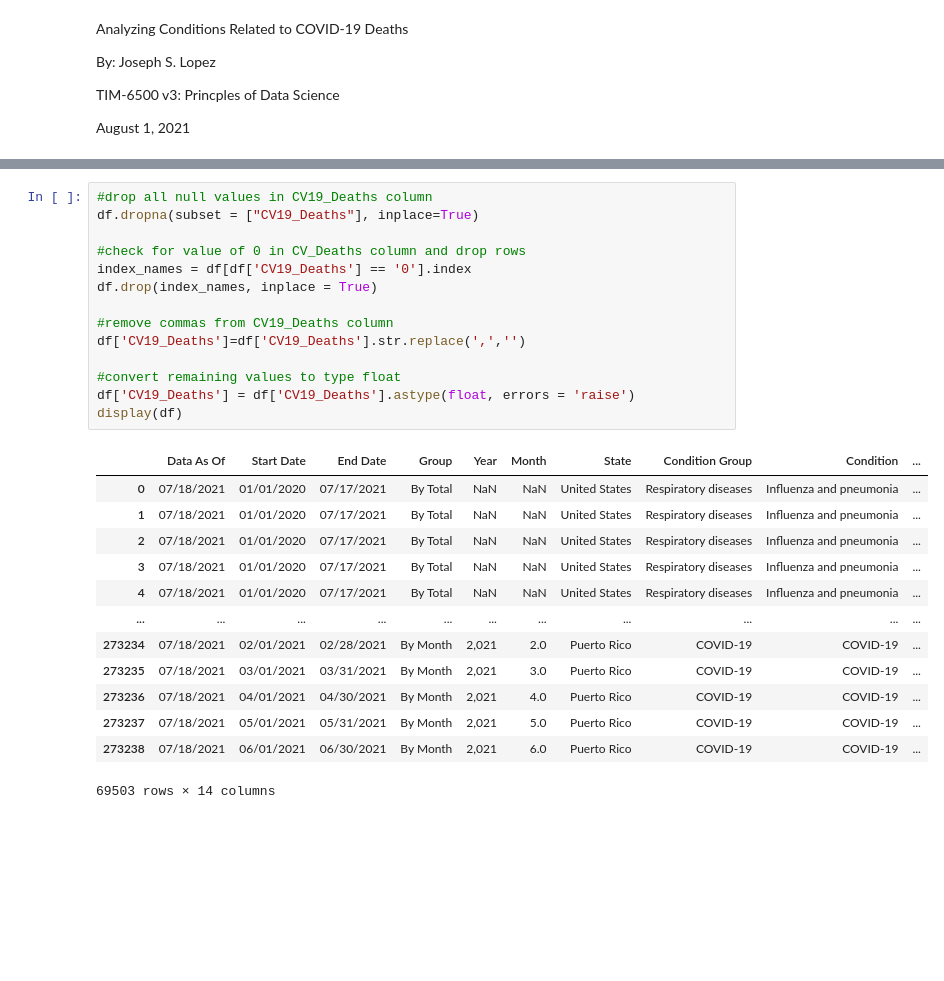
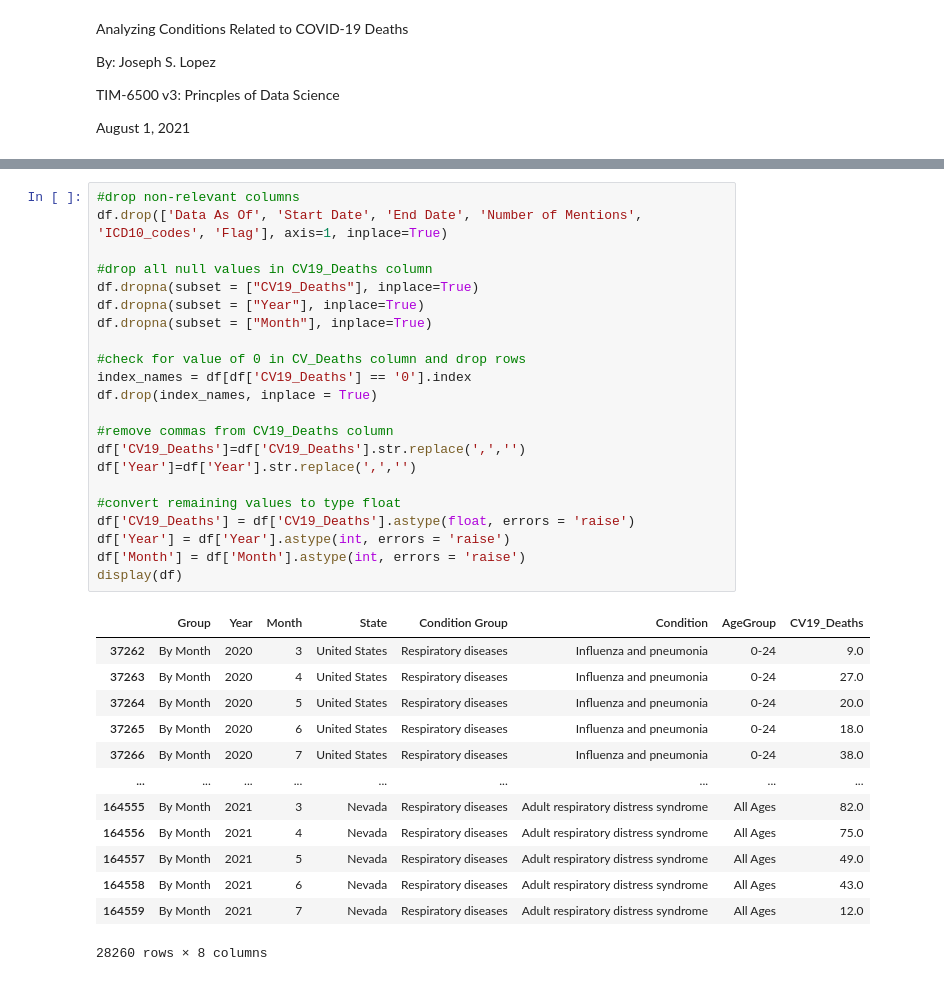
Before and after one commit to JScottLopez/github-ds, a Jupyter notebook: TIM_6500_JSLopez.ipynb, the cells around one changed output, grey strips where cells are left out. Saved outputs shown, nothing was run; the diff lists cells and outputs as text; blank space fills up the shorter version.

```diff
--- a/TIM_6500_JSLopez.ipynb
+++ b/TIM_6500_JSLopez.ipynb
@@ -101,28 +88,36 @@ df.groupby('AgeGroup').count()
 # %%
+#drop non-relevant columns
+df.drop(['Data As Of', 'Start Date', 'End Date', 'Number of Mentions', 'ICD10_codes', 'Flag'], axis=1, inplace=True)
+
 #drop all null values in CV19_Deaths column
 df.dropna(subset = ["CV19_Deaths"], inplace=True)
+df.dropna(subset = ["Year"], inplace=True)
+df.dropna(subset = ["Month"], inplace=True)
 
 #check for value of 0 in CV_Deaths column and drop rows
 index_names = df[df['CV19_Deaths'] == '0'].index
 df.drop(index_names, inplace = True)
 
 #remove commas from CV19_Deaths column
 df['CV19_Deaths']=df['CV19_Deaths'].str.replace(',','')
+df['Year']=df['Year'].str.replace(',','')
 
 #convert remaining values to type float
 df['CV19_Deaths'] = df['CV19_Deaths'].astype(float, errors = 'raise')
+df['Year'] = df['Year'].astype(int, errors = 'raise')
+df['Month'] = df['Month'].astype(int, errors = 'raise')
 display(df)
 # %% [output]
-|  | Data As Of | Start Date | End Date | Group | Year | Month | State | Condition Group | Condition | ... |
-| 0 | 07/18/2021 | 01/01/2020 | 07/17/2021 | By Total | NaN | NaN | United States | Respiratory diseases | Influenza and pneumonia | ... |
-| 1 | 07/18/2021 | 01/01/2020 | 07/17/2021 | By Total | NaN | NaN | United States | Respiratory diseases | Influenza and pneumonia | ... |
-| 2 | 07/18/2021 | 01/01/2020 | 07/17/2021 | By Total | NaN | NaN | United States | Respiratory diseases | Influenza and pneumonia | ... |
-| 3 | 07/18/2021 | 01/01/2020 | 07/17/2021 | By Total | NaN | NaN | United States | Respiratory diseases | Influenza and pneumonia | ... |
-| 4 | 07/18/2021 | 01/01/2020 | 07/17/2021 | By Total | NaN | NaN | United States | Respiratory diseases | Influenza and pneumonia | ... |
-| ... | ... | ... | ... | ... | ... | ... | ... | ... | ... | ... |
-| 273234 | 07/18/2021 | 02/01/2021 | 02/28/2021 | By Month | 2,021 | 2.0 | Puerto Rico | COVID-19 | COVID-19 | ... |
-| 273235 | 07/18/2021 | 03/01/2021 | 03/31/2021 | By Month | 2,021 | 3.0 | Puerto Rico | COVID-19 | COVID-19 | ... |
-| 273236 | 07/18/2021 | 04/01/2021 | 04/30/2021 | By Month | 2,021 | 4.0 | Puerto Rico | COVID-19 | COVID-19 | ... |
-| 273237 | 07/18/2021 | 05/01/2021 | 05/31/2021 | By Month | 2,021 | 5.0 | Puerto Rico | COVID-19 | COVID-19 | ... |
-| 273238 | 07/18/2021 | 06/01/2021 | 06/30/2021 | By Month | 2,021 | 6.0 | Puerto Rico | COVID-19 | COVID-19 | ... |
+|  | Group | Year | Month | State | Condition Group | Condition | AgeGroup | CV19_Deaths |
+| 37262 | By Month | 2020 | 3 | United States | Respiratory diseases | Influenza and pneumonia | 0-24 | 9.0 |
+| 37263 | By Month | 2020 | 4 | United States | Respiratory diseases | Influenza and pneumonia | 0-24 | 27.0 |
+| 37264 | By Month | 2020 | 5 | United States | Respiratory diseases | Influenza and pneumonia | 0-24 | 20.0 |
+| 37265 | By Month | 2020 | 6 | United States | Respiratory diseases | Influenza and pneumonia | 0-24 | 18.0 |
+| 37266 | By Month | 2020 | 7 | United States | Respiratory diseases | Influenza and pneumonia | 0-24 | 38.0 |
+| ... | ... | ... | ... | ... | ... | ... | ... | ... |
+| 164555 | By Month | 2021 | 3 | Nevada | Respiratory diseases | Adult respiratory distress syndrome | All Ages | 82.0 |
+| 164556 | By Month | 2021 | 4 | Nevada | Respiratory diseases | Adult respiratory distress syndrome | All Ages | 75.0 |
+| 164557 | By Month | 2021 | 5 | Nevada | Respiratory diseases | Adult respiratory distress syndrome | All Ages | 49.0 |
+| 164558 | By Month | 2021 | 6 | Nevada | Respiratory diseases | Adult respiratory distress syndrome | All Ages | 43.0 |
+| 164559 | By Month | 2021 | 7 | Nevada | Respiratory diseases | Adult respiratory distress syndrome | All Ages | 12.0 |
-69503 rows × 14 columns
+28260 rows × 8 columns
```
Also changed, not shown: parts of 13 cells of this notebook.
